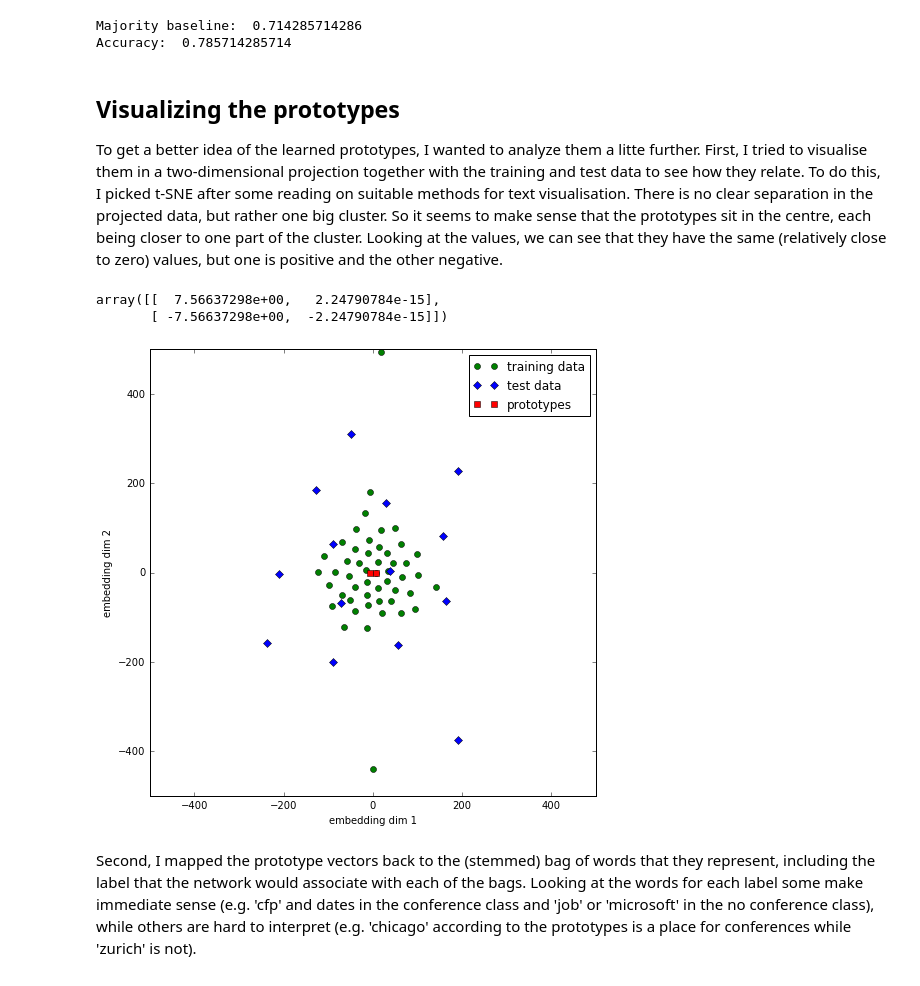
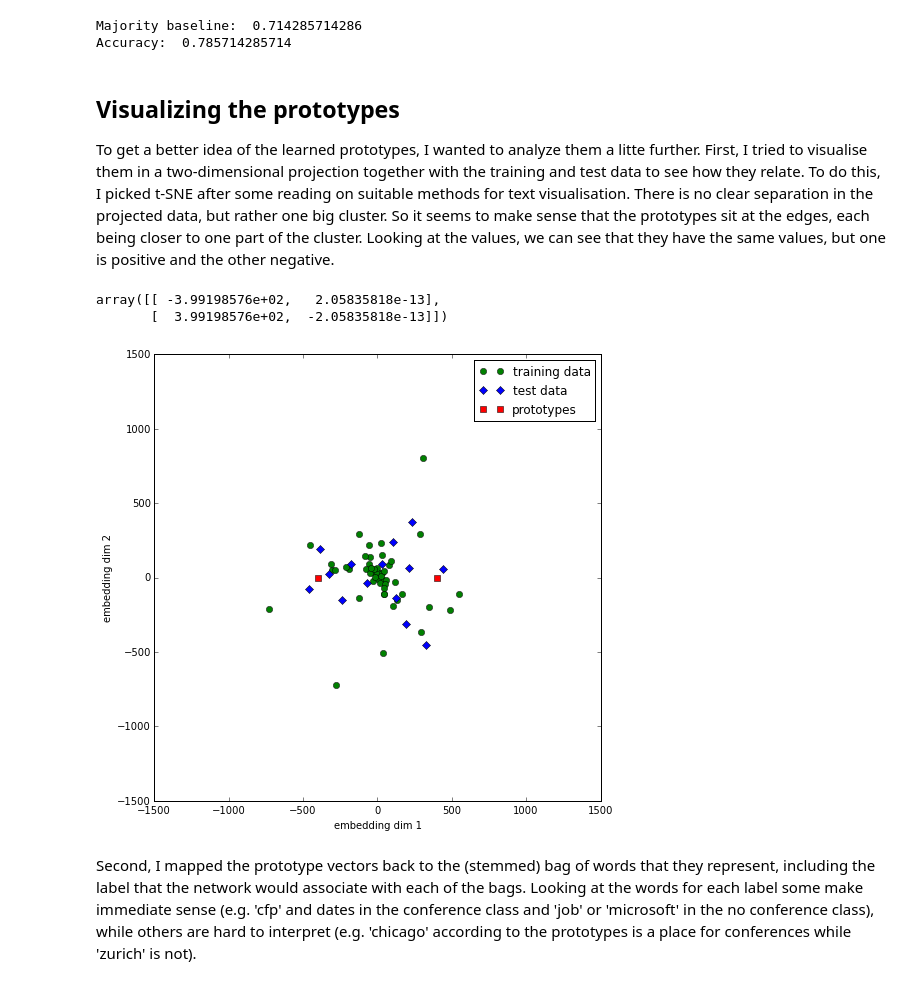
Before and after one commit to morlikowski/text-classifiers, a Jupyter notebook: learning_vector_quantization/lvq1.ipynb, the cells around one changed output. Saved outputs shown, nothing was run; the diff lists cells and outputs as text; code cells hidden in the pictures.

```diff
--- a/learning_vector_quantization/lvq1.ipynb
+++ b/learning_vector_quantization/lvq1.ipynb
@@ -43,7 +43,7 @@ def encode_labels(labels, n_prototypes = 1):
         elif  label == 1:
             label_encoding = np.concatenate([np.zeros(n_prototypes), np.ones(n_prototypes)])
             target.append(label_encoding)
-    return target
+    return np.array(target)
 
 def decode_labels(targets):
     labels = []
@@ -72,7 +72,7 @@ def load_data(path):
             label = row_values.pop()
             labels.append(label)
             data.append(row_values)
-    return (data, labels, feature_names)
+    return (np.array(data), labels, feature_names)
 # %%
 original_data, labels, feature_names = load_data('dbworld_subjects_stemmed.csv')
 # %%
@@ -80,15 +80,17 @@ original_target = encode_labels(labels, 1)
 # %% [markdown]
 To compensate the lack of randomisation in the Neurolab LVQ implementation, the data is  shuffled before training. I've experimented with two approaches. At first, I had a look at the CSV file which seemed to suggest to use the last 20 rows of the data set as test set. Shuffling then was done for train and test set seperately. Later, I also experimented with shuffling the data before splitting into tain and test set. While this can lead to diverging class distributions in the train and test data, I found it to sometimes give better evaluation measures than the standard split. This observation motivates cross-validation.
 # %%
-def shuffle_labeled_data(original_data, original_target):
+def shuffle_labeled_data(original_data, original_target, do_shuffle=True):
     shuffled = zip(original_data, original_target)
-    shuffle(shuffled)
+    if (do_shuffle):
+        shuffle(shuffled)
     data = np.array([data for data, _ in shuffled])
     target = np.array([target for _, target in shuffled])
     return data, target
 # %%
-# shuffle the data before applying split into train and test
-#original_data, original_target = shuffle_labeled_data(original_data, original_target)
+# shuffle the data before applying split into train and test?
+do_shuffle = False
+original_data, original_target = shuffle_labeled_data(original_data, original_target, do_shuffle)
 # %%
 TRAIN_TEST_SPLIT = -14
 original_train_data = original_data[:TRAIN_TEST_SPLIT]
@@ -150,33 +152,33 @@ Accuracy:  0.785714285714
 # %% [markdown]
 ## Visualizing the prototypes
 
-To get a better idea of the learned prototypes, I wanted to analyze them a litte further. First, I tried to visualise them in a two-dimensional projection together with the training and test data to see how they relate. To do this, I picked t-SNE after some reading on suitable methods for text visualisation. There is no clear separation in the projected data, but rather one big cluster. So it seems to make sense that the prototypes sit in the centre, each being closer to one part of the cluster. Looking at the values, we can see that they have the same (relatively close to zero) values, but one is positive and the other negative.
+To get a better idea of the learned prototypes, I wanted to analyze them a litte further. First, I tried to visualise them in a two-dimensional projection together with the training and test data to see how they relate. To do this, I picked t-SNE after some reading on suitable methods for text visualisation. There is no clear separation in the projected data, but rather one big cluster. So it seems to make sense that the prototypes sit at the edges, each being closer to one part of the cluster. Looking at the values, we can see that they have the same values, but one is positive and the other negative.
 # %%
 def get_prototypes(net):
     return net.layers[1].np['w']
 # %%
 tsne = TSNE(n_components=2, random_state=0, init='pca')
-train_embedding = tsne.fit_transform(train_data)
-test_embedding = tsne.fit_transform(test_data)
+train_embedding = tsne.fit_transform(original_train_data)
+test_embedding = tsne.fit_transform(original_test_data)
 embedded_protos = tsne.fit_transform(get_prototypes(net))
 # %%
 embedded_protos
 # %% [output]
-array([[  7.56637298e+00,   2.24790784e-15],
-       [ -7.56637298e+00,  -2.24790784e-15]])
+array([[ -3.99198576e+02,   2.05835818e-13],
+       [  3.99198576e+02,  -2.05835818e-13]])
 # %%
 plt.figure(figsize=(8,8))
 plt.plot(train_embedding[:,0], train_embedding[:,1], 'go')
 plt.plot(test_embedding[:,0], test_embedding[:,1], 'bD')
 plt.plot(embedded_protos[:,0], embedded_protos[:,1], 'rs')
-plt.xlim(-500,500)
-plt.ylim(-500,500)
+plt.xlim(-1500,1500)
+plt.ylim(-1500,1500)
 plt.xlabel('embedding dim 1')
 plt.ylabel('embedding dim 2')
 plt.legend(['training data', 'test data', 'prototypes'])
 plt.show()
 # %% [output]
-[figure, old version]
+[figure, new version]
 # %% [markdown]
 Second, I mapped the prototype vectors back to the (stemmed) bag of words that they represent, including the label that the network would associate with each of the bags. Looking at the words for each label some make immediate sense (e.g. 'cfp' and dates in the conference class and 'job' or 'microsoft' in the no conference class), while others are hard to interpret (e.g. 'chicago' according to the prototypes is a place for conferences while 'zurich' is not).
 # %%
```
Also changed, not shown: parts of 8 cells of this notebook.
